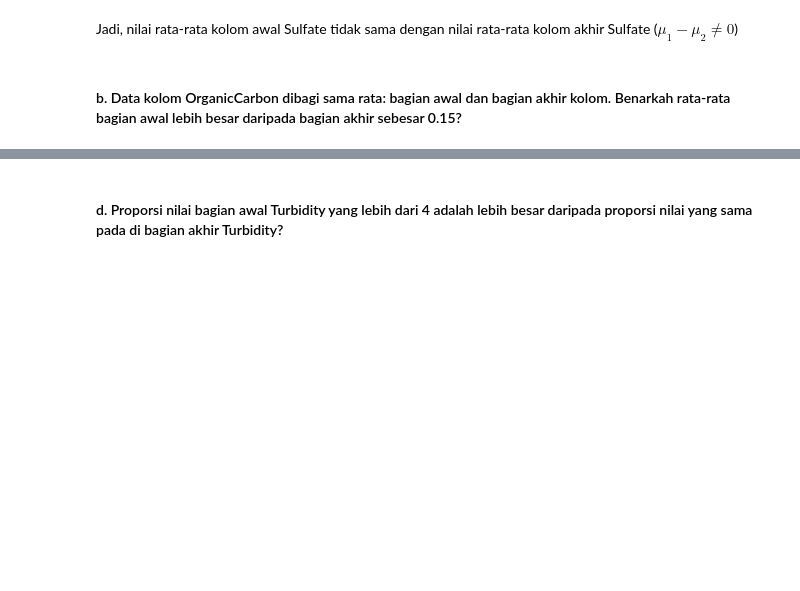
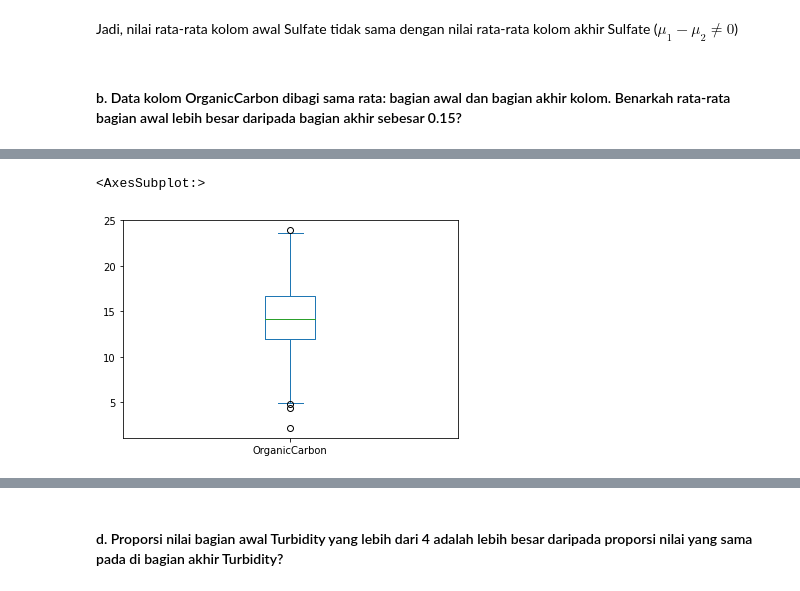
Before and after one commit to airathalca/IF2220-TUBES1, a Jupyter notebook: main.ipynb, the cells around one changed output, grey strips where cells are left out. Saved outputs shown, nothing was run; the diff lists cells and outputs as text; code cells hidden in the pictures; blank space fills up the shorter version.

```diff
--- a/main.ipynb
+++ b/main.ipynb
@@ -527,0 +544,5 @@ Jadi, nilai rata-rata kolom awal Sulfate tidak sama dengan nilai rata-rata kolom
+# %%
+df["OrganicCarbon"][:len(df) // 2].plot(kind="box")
+# %% [output]
+<AxesSubplot:>
+[figure, added]
```
Also changed, not shown: parts of 8 cells of this notebook.
